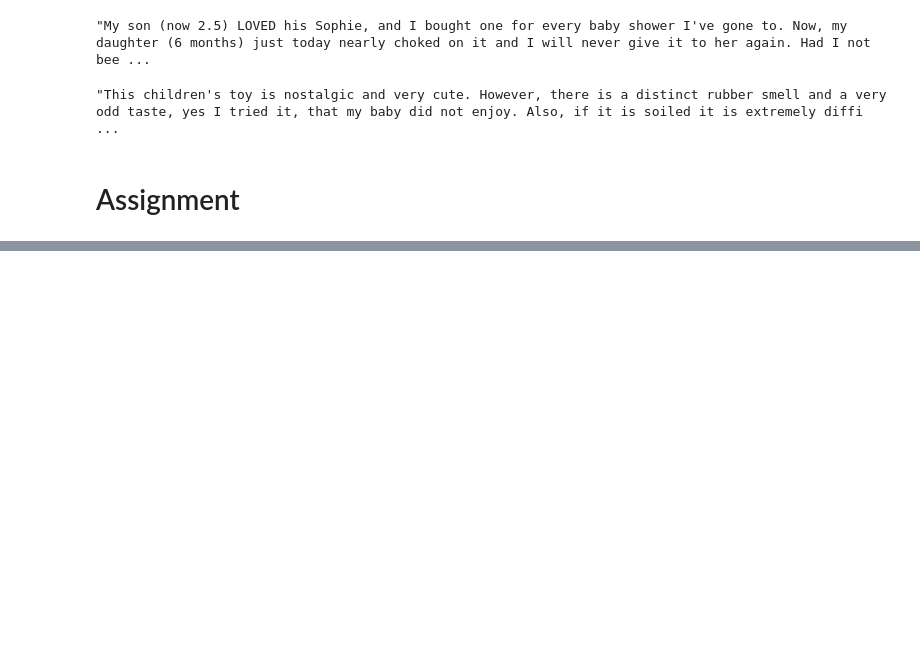
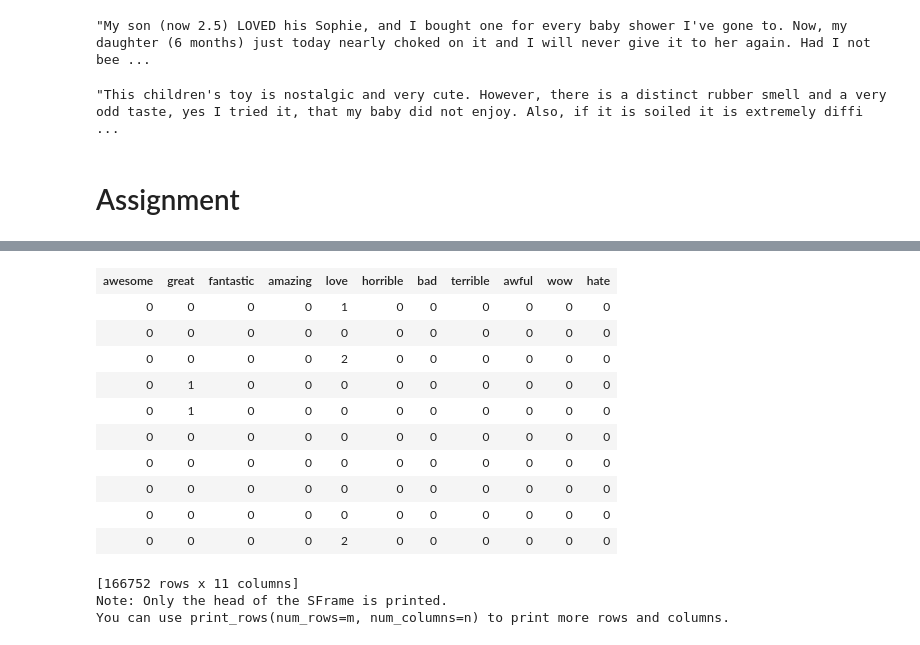
Before and after one commit to rharriso/ml-foundations, a Jupyter notebook: Week 3/Product-Sentiment.ipynb, the cells around one changed output, grey strips where cells are left out. Cells and saved outputs as stored; diff of their text form; code cells hidden in the pictures; blank space fills up the shorter version.

```diff
--- a/Week 3/Product-Sentiment.ipynb
+++ b/Week 3/Product-Sentiment.ipynb
@@ -189,8 +192,7 @@ giraffe_reviews[-2]['review']
 # %%
 selected_words = graphlab.SArray(['awesome', 'great', 'fantastic', 'amazing', 'love', 'horrible', 'bad', 'terrible', 'awful', 'wow', 'hate'])
 # %%
-application = selected_words.apply(lambda word:
-                                    products_not_3['word_count'][word]
-                                    if word in products_not_3['word_count']
-                                    else 0)
+for word in selected_words:
+    products_not_3[word] = products_not_3['word_count'].apply(
+        lambda word_count: word_count[word] if word in word_count else 0)
 # %%
@@ -197,0 +316,17 @@ applicationp[0]
+# %%
+products_not_3.select_columns(selected_words)
+# %% [output]
+| awesome | great | fantastic | amazing | love | horrible | bad | terrible | awful | wow | hate |
+| 0 | 0 | 0 | 0 | 1 | 0 | 0 | 0 | 0 | 0 | 0 |
+| 0 | 0 | 0 | 0 | 0 | 0 | 0 | 0 | 0 | 0 | 0 |
+| 0 | 0 | 0 | 0 | 2 | 0 | 0 | 0 | 0 | 0 | 0 |
+| 0 | 1 | 0 | 0 | 0 | 0 | 0 | 0 | 0 | 0 | 0 |
+| 0 | 1 | 0 | 0 | 0 | 0 | 0 | 0 | 0 | 0 | 0 |
+| 0 | 0 | 0 | 0 | 0 | 0 | 0 | 0 | 0 | 0 | 0 |
+| 0 | 0 | 0 | 0 | 0 | 0 | 0 | 0 | 0 | 0 | 0 |
+| 0 | 0 | 0 | 0 | 0 | 0 | 0 | 0 | 0 | 0 | 0 |
+| 0 | 0 | 0 | 0 | 0 | 0 | 0 | 0 | 0 | 0 | 0 |
+| 0 | 0 | 0 | 0 | 2 | 0 | 0 | 0 | 0 | 0 | 0 |
+[166752 rows x 11 columns]
+Note: Only the head of the SFrame is printed.
+You can use print_rows(num_rows=m, num_columns=n) to print more rows and columns.
```
Also changed, not shown: parts of 22 cells of this notebook, 11 other files.
